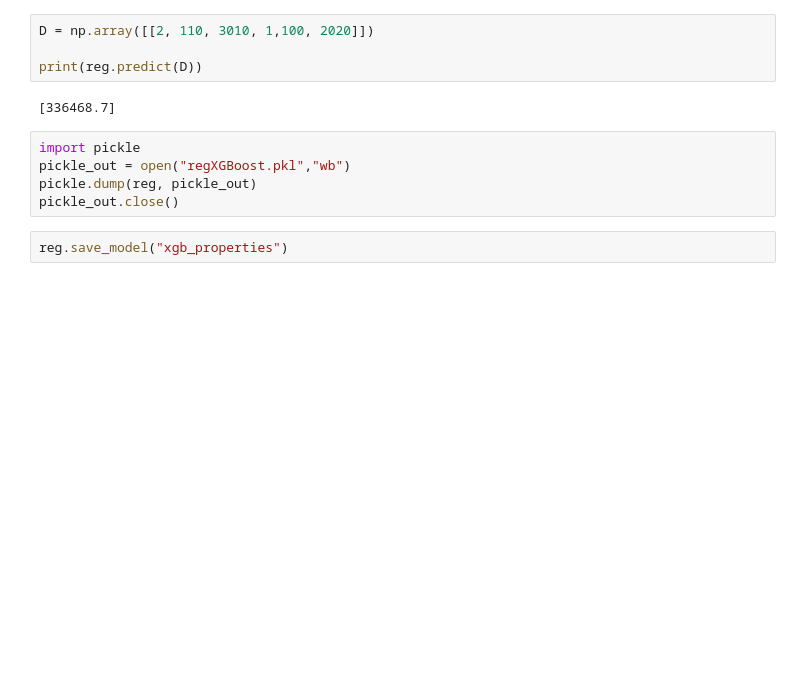
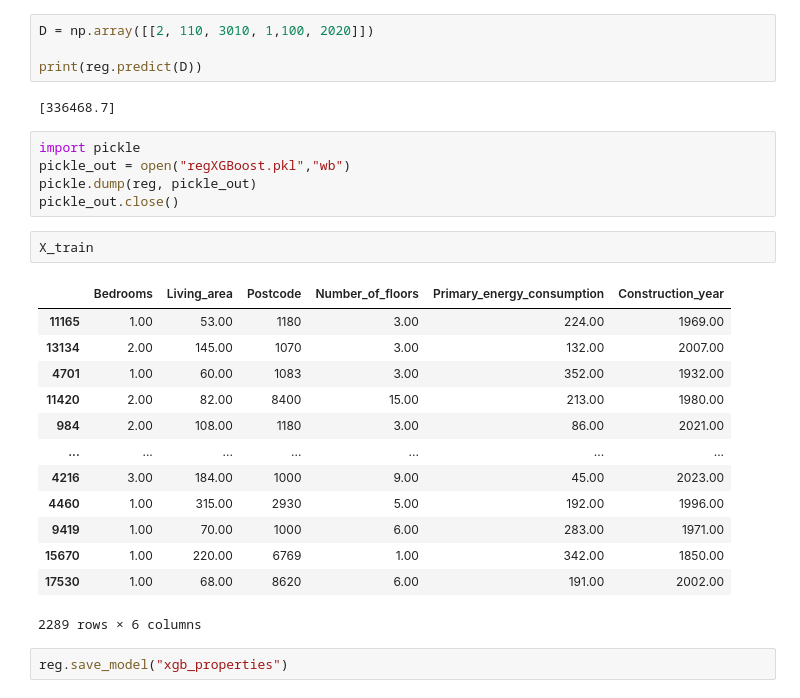
Before and after one commit to Dastan312/api, a Jupyter notebook: ML_D.ipynb, the cells around one changed output. Saved outputs shown, nothing was run; the diff lists cells and outputs as text; blank space fills up the shorter version.

```diff
--- a/ML_D.ipynb
+++ b/ML_D.ipynb
@@ -829,5 +832,21 @@ import pickle
 pickle_out = open("regXGBoost.pkl","wb")
 pickle.dump(reg, pickle_out)
 pickle_out.close()
+# %%
+X_train
+# %% [output]
+|  | Bedrooms | Living_area | Postcode | Number_of_floors | Primary_energy_consumption | Construction_year |
+| 11165 | 1.00 | 53.00 | 1180 | 3.00 | 224.00 | 1969.00 |
+| 13134 | 2.00 | 145.00 | 1070 | 3.00 | 132.00 | 2007.00 |
+| 4701 | 1.00 | 60.00 | 1083 | 3.00 | 352.00 | 1932.00 |
+| 11420 | 2.00 | 82.00 | 8400 | 15.00 | 213.00 | 1980.00 |
+| 984 | 2.00 | 108.00 | 1180 | 3.00 | 86.00 | 2021.00 |
+| ... | ... | ... | ... | ... | ... | ... |
+| 4216 | 3.00 | 184.00 | 1000 | 9.00 | 45.00 | 2023.00 |
+| 4460 | 1.00 | 315.00 | 2930 | 5.00 | 192.00 | 1996.00 |
+| 9419 | 1.00 | 70.00 | 1000 | 6.00 | 283.00 | 1971.00 |
+| 15670 | 1.00 | 220.00 | 6769 | 1.00 | 342.00 | 1850.00 |
+| 17530 | 1.00 | 68.00 | 8620 | 6.00 | 191.00 | 2002.00 |
+2289 rows × 6 columns
 # %%
 reg.save_model("xgb_properties")
```
Also changed, not shown: parts of 11 cells of this notebook, 3 other files.
